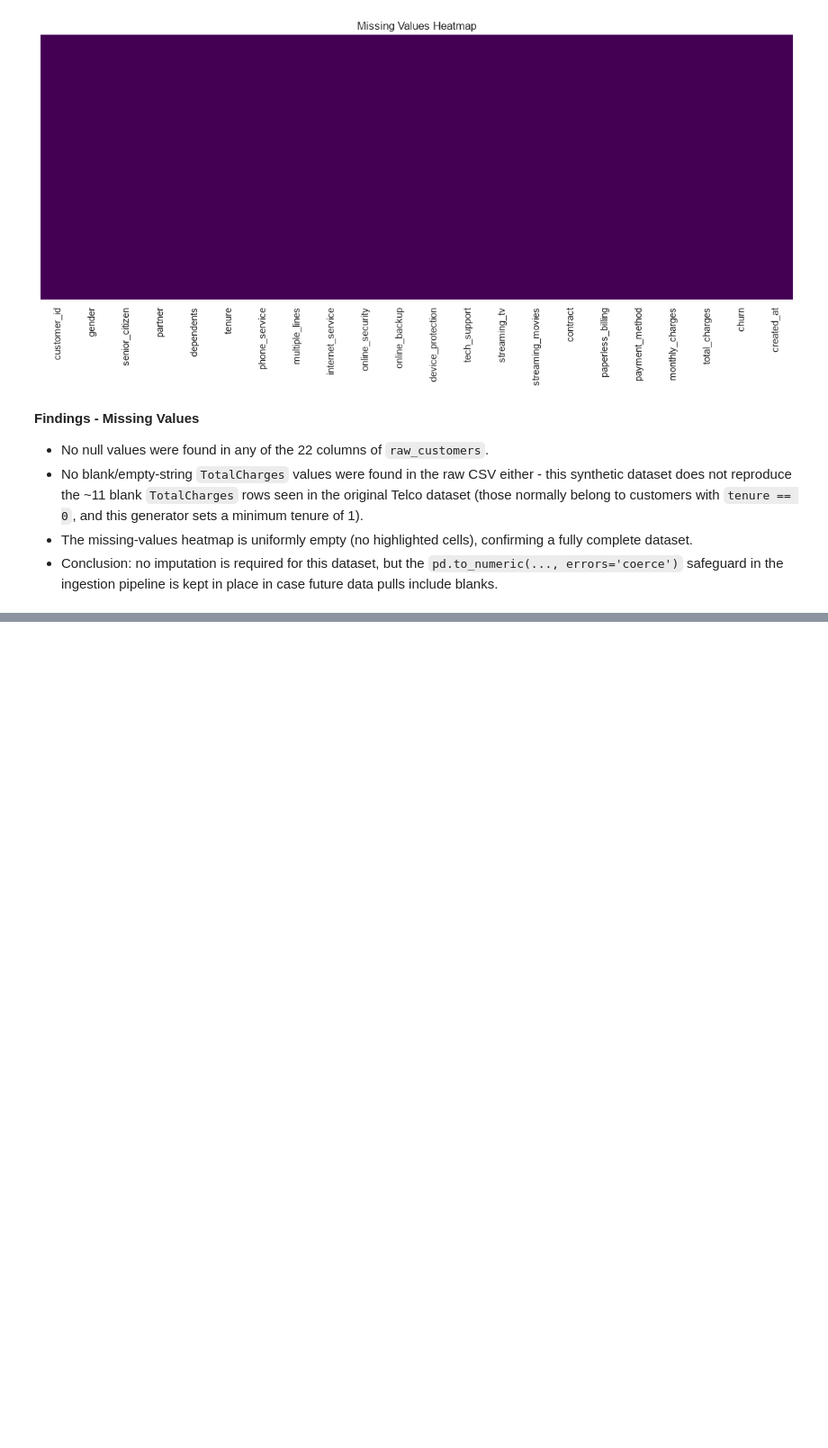
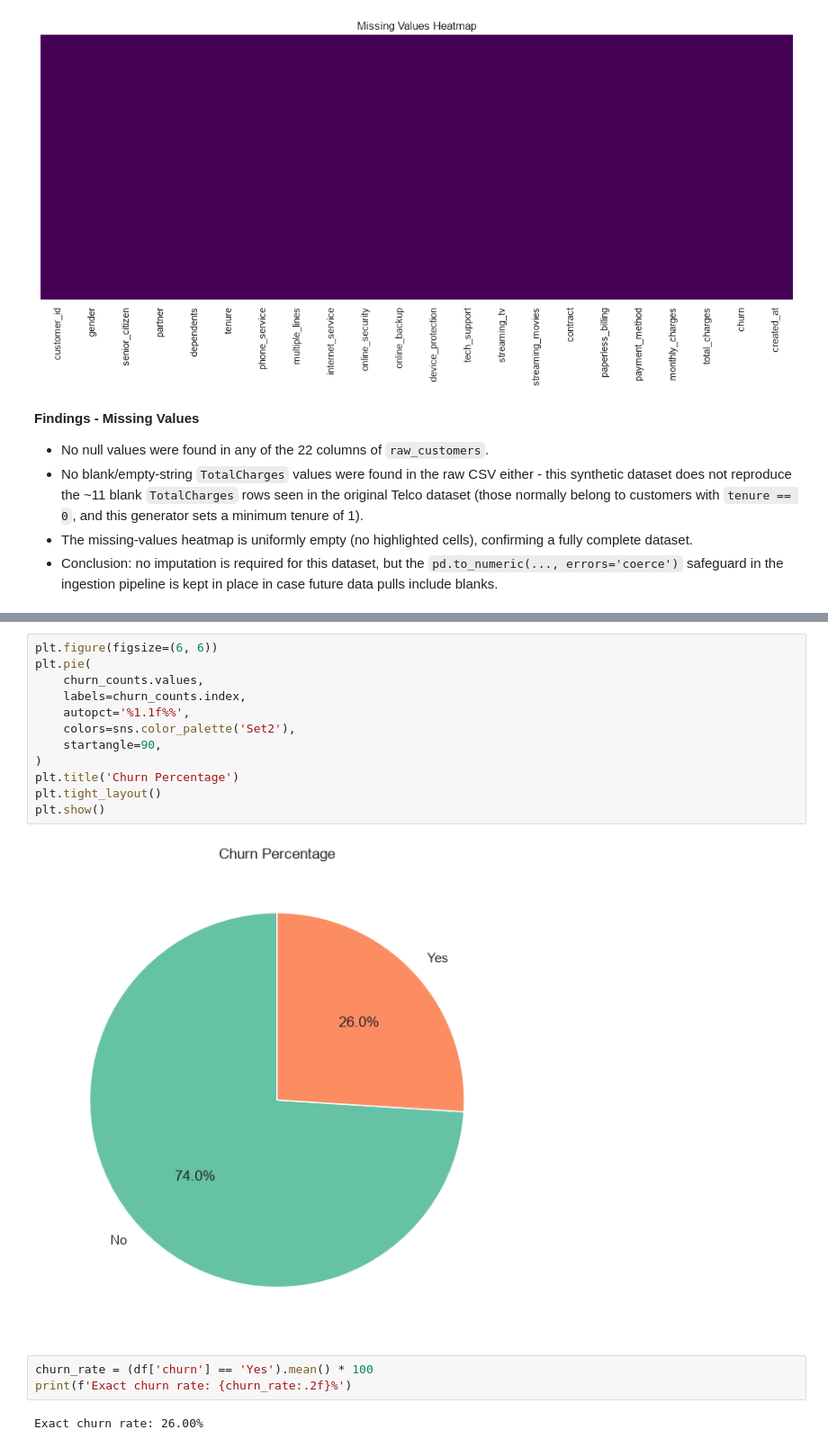
Before and after one commit to raja69reddy/customer-churn-predictor, a Jupyter notebook: notebooks/01_eda.ipynb, the cells around one changed output, grey strips where cells are left out. Shown at 90% size. Cells and saved outputs as stored; diff of their text form; blank space fills up the shorter version.

```diff
--- a/notebooks/01_eda.ipynb
+++ b/notebooks/01_eda.ipynb
@@ -116,0 +133,19 @@ plt.show()
+# %%
+plt.figure(figsize=(6, 6))
+plt.pie(
+    churn_counts.values,
+    labels=churn_counts.index,
+    autopct='%1.1f%%',
+    colors=sns.color_palette('Set2'),
+    startangle=90,
+)
+plt.title('Churn Percentage')
+plt.tight_layout()
+plt.show()
+# %% [output]
+[figure, added]
+# %%
+churn_rate = (df['churn'] == 'Yes').mean() * 100
+print(f'Exact churn rate: {churn_rate:.2f}%')
+# %% [output]
+Exact churn rate: 26.00%
```
Also changed, not shown: parts of 3 cells of this notebook.
